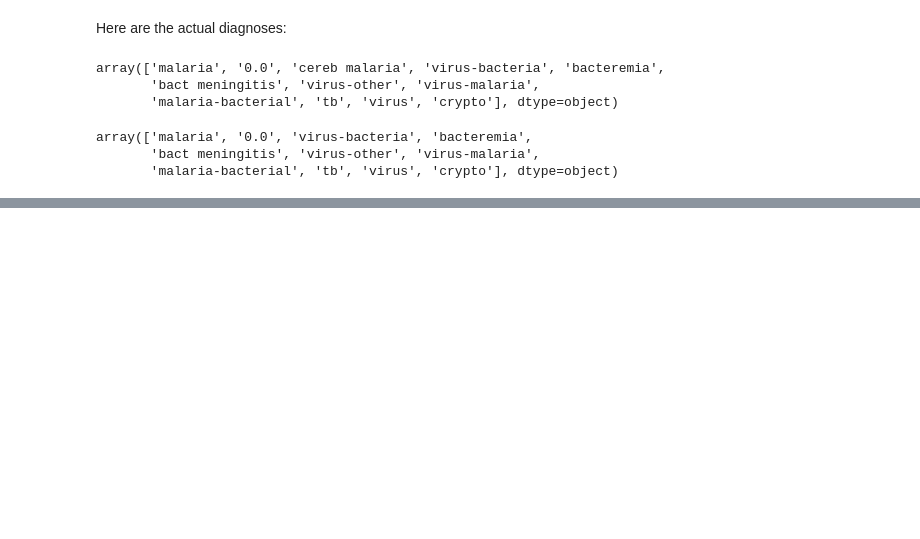
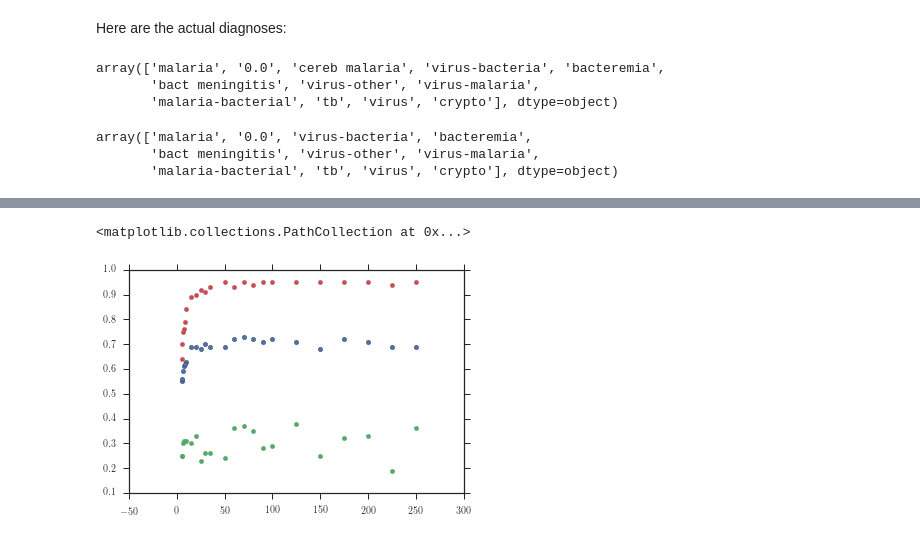
Before and after one commit to lmaesampson/CNSCat, a Jupyter notebook: Code/SlidingWindow.ipynb, the cells around one changed output, grey strips where cells are left out. Cells and saved outputs as stored; diff of their text form; code cells hidden in the pictures; blank space fills up the shorter version.

```diff
--- a/Code/SlidingWindow.ipynb
+++ b/Code/SlidingWindow.ipynb
@@ -276,0 +527,12 @@ a,b,c = plt.hist(probmax,bins=edges)
+# %%
+Nplot = [10.,15.,20.,25.,30.,35.,50.,60.,70.,80.,90.,100.,150.,200.,250.,125.,175.,225.,5.,6.,7.,8.,9.]
+p0 = [0.84,0.89,0.9,0.92,0.91,0.93,0.95,0.93,0.95,0.94,0.95,0.95,0.95,0.95,0.95,0.95,0.95,0.94,0.64,0.7,0.75,0.76,0.79]
+p1 = [0.31,0.3,0.33,0.23,0.26,0.26,0.24,0.36,0.37,0.35,0.28,0.29,0.25,0.33,0.36,0.38,0.32,0.19,0.25,0.25,0.3,0.31,0.31]
+p4 = [0.63,0.69,0.69,0.68,0.7,0.69,0.69,0.72,0.73,0.72,0.71,0.72,0.68,0.71,0.69,0.71,0.72,0.69,0.55,0.56,0.59,0.61,0.62]
+# %%
+plt.scatter(Nplot,p0,color='r')
+plt.scatter(Nplot,p1,color='g')
+plt.scatter(Nplot,p4)
+# %% [output]
+<matplotlib.collections.PathCollection at 0x...>
+[figure, added]
```
Also changed, not shown: parts of 20 cells of this notebook, 1 other file.
